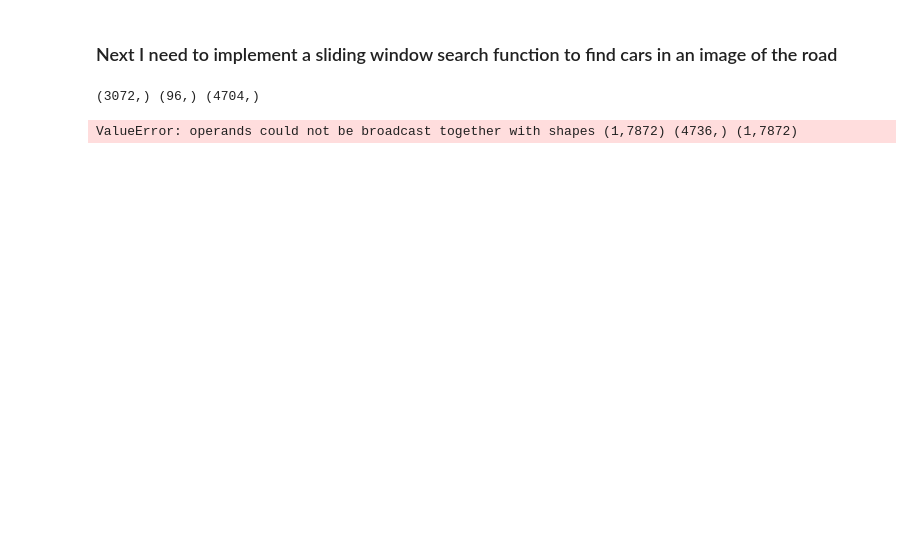
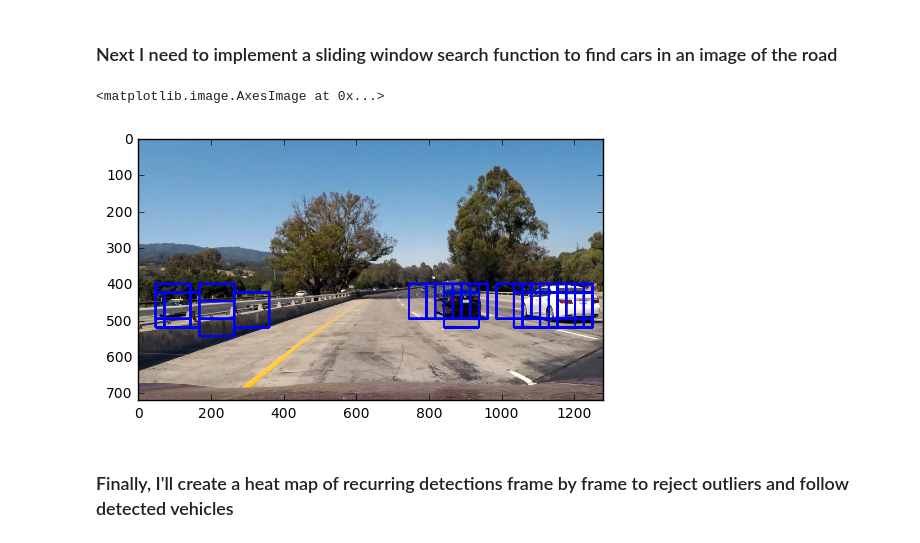
Before and after one commit to CassLamendola/vehicle-detection-and-tracking, a Jupyter notebook: vehicle-tracking.ipynb, the cells around one changed output. Saved outputs shown, nothing was run; the diff lists cells and outputs as text; code cells hidden in the pictures; blank space fills up the shorter version.

```diff
--- a/vehicle-tracking.ipynb
+++ b/vehicle-tracking.ipynb
@@ -197,9 +204,9 @@ def extract_features(imgs, conv='BGR2YUV', orient=ORIENT, hog_channel=0,
     # Return list of feature vectors
     return features
 # %%
-car_features = extract_features(cars, conv='BGR2YUV', spatial_size=(32, 32),
+car_features = extract_features(cars, conv='RGB2YUV', hog_channel='ALL', spatial_size=(32, 32),
                         hist_bins=32, hist_range=(0, 256))
-notcar_features = extract_features(notcars, conv='BGR2YUV', spatial_size=(32, 32),
+notcar_features = extract_features(notcars, conv='RGB2YUV', hog_channel='ALL', spatial_size=(32, 32),
                         hist_bins=32, hist_range=(0, 256))
 # %%
 if len(car_features) > 0:
@@ -267,14 +274,15 @@ Test Accuracy of SVC =  0.9876
 # %% [markdown]
 ### Next I need to implement a sliding window search function to find cars in an image of the road
 # %%
-# Define a single function that can extract features using hog sub-sampling and make predictions
+# Extract features using hog sub-sampling and make predictions
 def find_cars(img, ystart, ystop, scale, svc, orient, pix_per_cell, cell_per_block, spatial_size, hist_bins):
 
     draw_img = np.copy(img)
     img = img.astype(np.float32)/255
+    box_list = []
 
     img_tosearch = img[ystart:ystop,:,:]
-    ctrans_tosearch = convert_color(img_tosearch, conv='BGR2YUV')
+    ctrans_tosearch = convert_color(img_tosearch, conv='RGB2YUV')
     if scale != 1:
         imshape = ctrans_tosearch.shape
         ctrans_tosearch = cv2.resize(ctrans_tosearch, (np.int(imshape[1]/scale), np.int(imshape[0]/scale)))
@@ -289,7 +297,7 @@ def find_cars(img, ystart, ystop, scale, svc, orient, pix_per_cell, cell_per_blo
     nfeat_per_block = orient*cell_per_block**2
 
     # 64 was the orginal sampling rate, with 8 cells and 8 pix per cell
-    window = 64
+    window = (pix_per_cell * pix_per_cell)
     nblocks_per_window = (window // pix_per_cell)-1
     cells_per_step = 2  # Instead of overlap, define how many cells to step
     nxsteps = (nxblocks - nblocks_per_window) // cells_per_step
@@ -300,8 +308,8 @@ def find_cars(img, ystart, ystop, scale, svc, orient, pix_per_cell, cell_per_blo
     hog2 = get_hog_features(ch2, orient, pix_per_cell, cell_per_block, feature_vec=False)
     hog3 = get_hog_features(ch3, orient, pix_per_cell, cell_per_block, feature_vec=False)
 
-    for xb in range(nxsteps):
-        for yb in range(nysteps):
+    for yb in range(nysteps):
+        for xb in range(nxsteps):
             ypos = yb*cells_per_step
             xpos = xb*cells_per_step
 
@@ -321,7 +329,6 @@ def find_cars(img, ystart, ystop, scale, svc, orient, pix_per_cell, cell_per_blo
             spatial_features = bin_spatial(subimg, size=spatial_size)
             hist_features = color_hist(subimg, nbins=hist_bins)
 
-            print(spatial_features.shape, hist_features.shape, hog_features.shape)
             # Scale features and make a prediction
             test_features = X_scaler.transform(np.hstack((spatial_features, hist_features, hog_features)).reshape(1, -1))
             test_prediction = svc.predict(test_features)
@@ -330,17 +337,20 @@ def find_cars(img, ystart, ystop, scale, svc, orient, pix_per_cell, cell_per_blo
                 xbox_left = np.int(xleft*scale)
                 ytop_draw = np.int(ytop*scale)
                 win_draw = np.int(window*scale)
+                box_list.append(((xbox_left, ytop_draw+ystart), (xbox_left+win_draw,ytop_draw+win_draw+ystart)))
                 cv2.rectangle(draw_img,(xbox_left, ytop_draw+ystart),(xbox_left+win_draw,ytop_draw+win_draw+ystart),(0,0,255),6)
 
-    return draw_img
+    return draw_img, box_list
 # %%
-img = cv2.imread('./test_images/test1.jpg')
+img = mpimg.imread('./test_images/test1.jpg')
 ystart = 400
 ystop = 656
 scale = 1.5
-out_img = find_cars(img, ystart, ystop, scale, svc, ORIENT, PIX_PER_CELL, CELL_PER_BLOCK, spatial_size=(32, 32), hist_bins=32)
-
-plot_imgs(out_img, 'find_cars', save=True)
+out_img, box_list = find_cars(img, ystart, ystop, scale, svc, ORIENT, PIX_PER_CELL, CELL_PER_BLOCK, spatial_size=(32, 32), hist_bins=32)
-# %% [output]
-(3072,) (96,) (4704,)
-ValueError: operands could not be broadcast together with shapes (1,7872) (4736,) (1,7872)
+# %%
+plt.imshow(out_img)
+# %% [output]
+<matplotlib.image.AxesImage at 0x...>
+[figure, added]
+# %% [markdown]
+### Finally, I'll create a heat map of recurring detections frame by frame to reject outliers and follow detected vehicles
```
Also changed, not shown: parts of 18 cells of this notebook.
